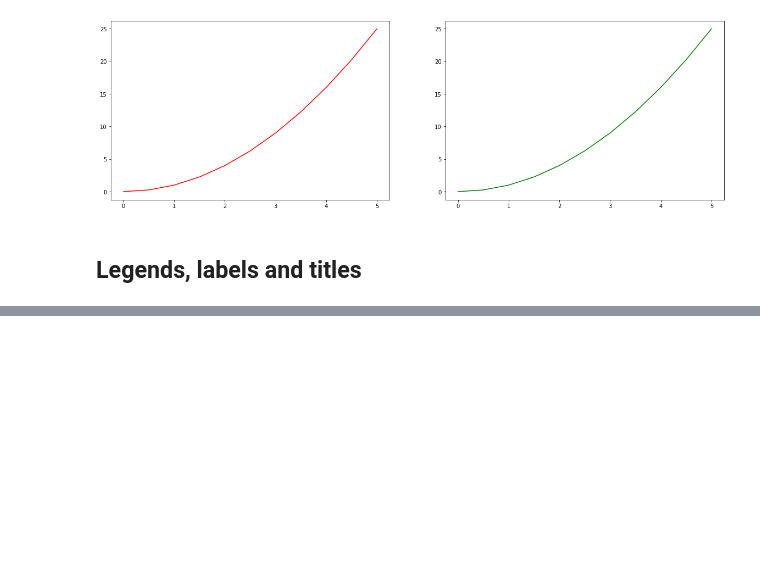
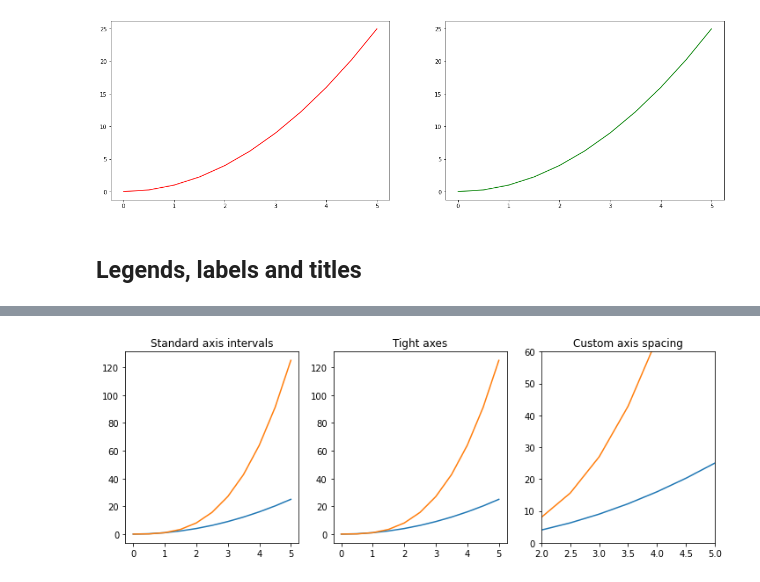
Before and after one commit to JeffersonLobato/Curso-Visualizando-Dados-com-Matplotlib-e-Seaborn, a Jupyter notebook: learning_matplotlib.ipynb, the cells around one changed output, grey strips where cells are left out. Cells and saved outputs as stored; diff of their text form; code cells hidden in the pictures; blank space fills up the shorter version.

```diff
--- a/learning_matplotlib.ipynb
+++ b/learning_matplotlib.ipynb
@@ -169,0 +206,19 @@ ax.legend()
+# %%
+""""We can set the intervals of the axes using the set_ylim and set_xlim methods on the axis object,
+or axis('tight') to automatically get 'well-fitted' axis ranges."""
+
+fig, axes = plt.subplots(1, 3, figsize=(12, 4))
+
+axes[0].plot(x, x**2, x, x**3)
+axes[0].set_title("Standard axis intervals")
+
+axes[1].plot(x, x**2, x, x**3)
+axes[1].axis('tight')
+axes[1].set_title("Tight axes")
+
+axes[2].plot(x, x**2, x, x**3)
+axes[2].set_ylim([0, 60])
+axes[2].set_xlim([2, 5])
+axes[2].set_title("Custom axis spacing");
+# %% [output]
+[figure, added]
```
Also changed, not shown: parts of 9 cells of this notebook.
